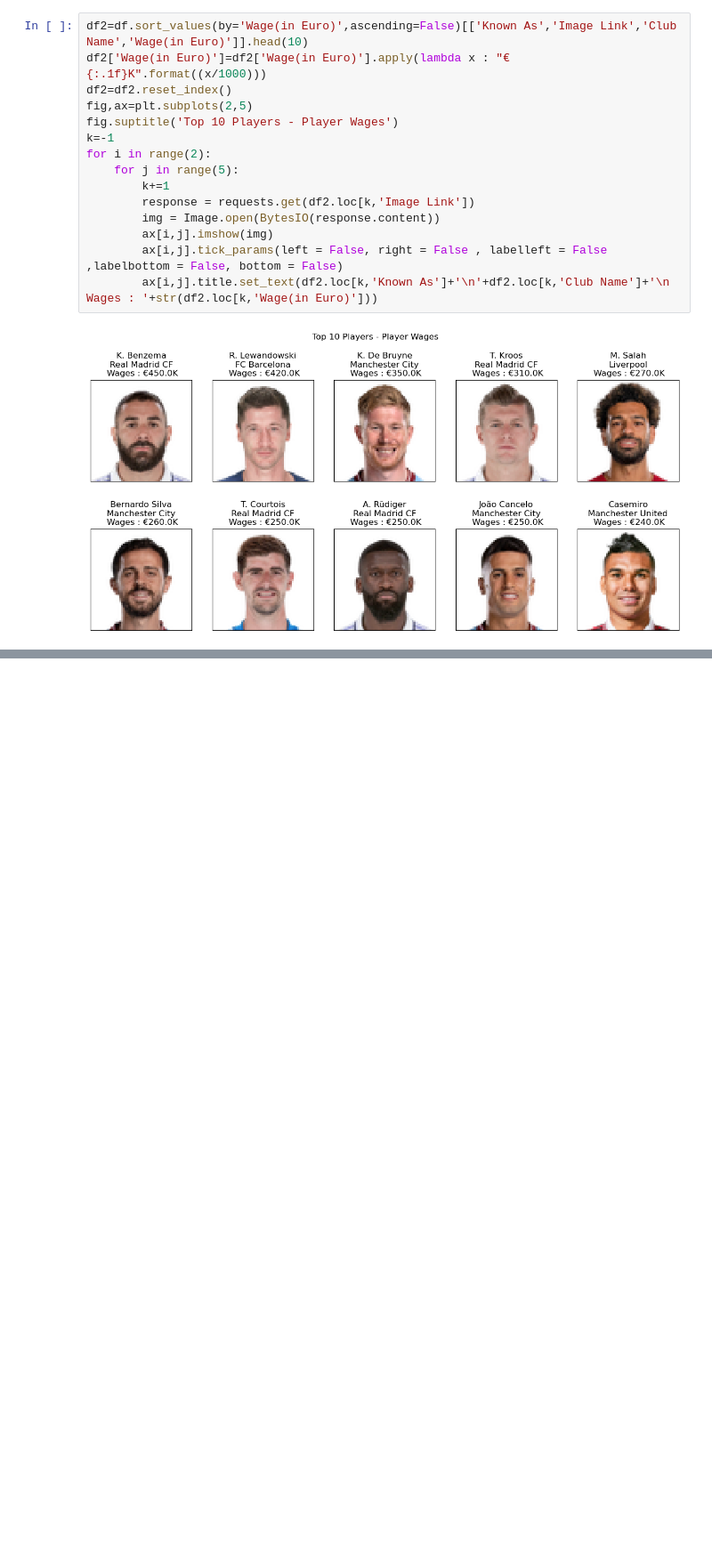
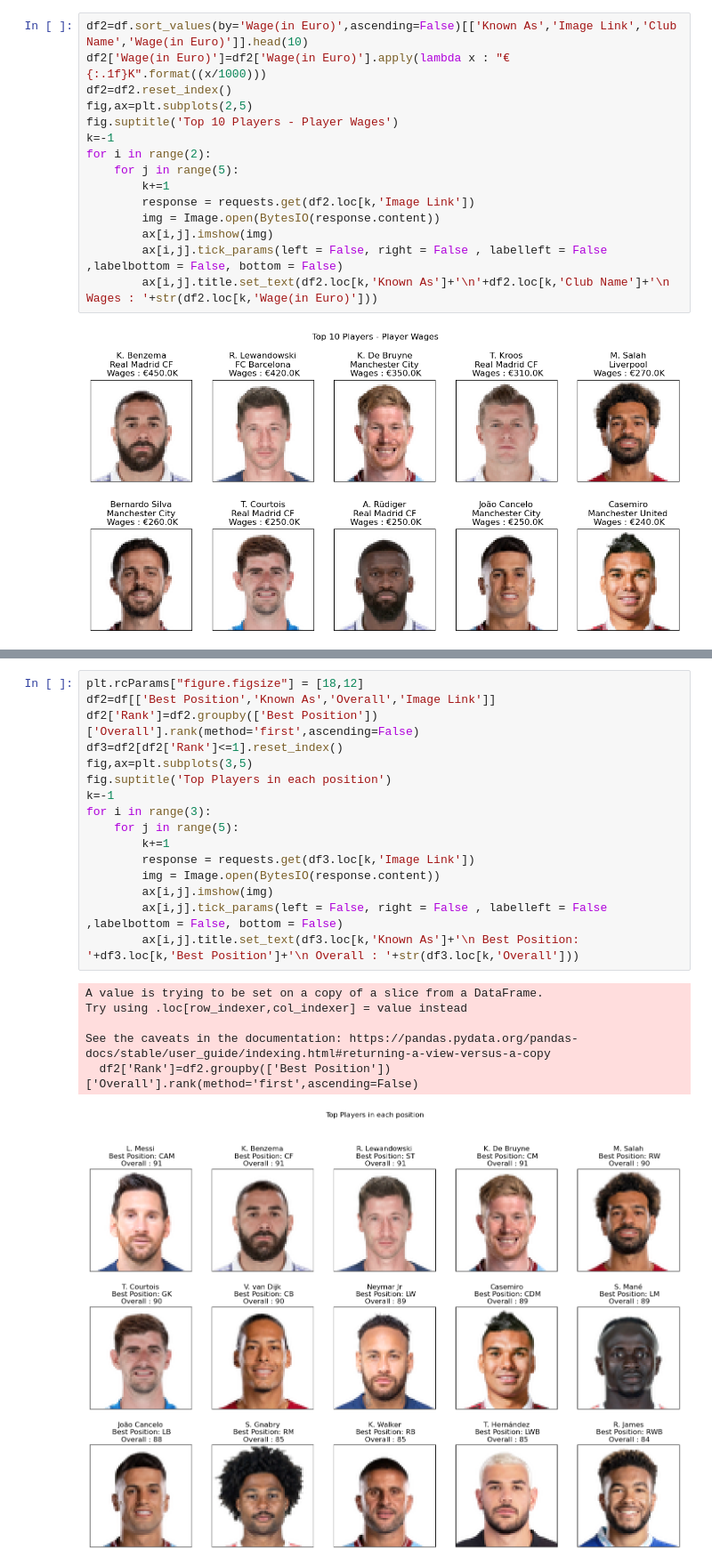
Before and after one commit to Arjun-mudumbi/Fifa23PlayerAnalysis, a Jupyter notebook: Analysis.ipynb, the cells around one changed output, grey strips where cells are left out. Shown at 89% size. Drawn from its saved outputs; the diff is of its cells as text; blank space fills up the shorter version.

```diff
--- a/Analysis.ipynb
+++ b/Analysis.ipynb
@@ -148,0 +293,23 @@ for i in range(2):
+# %%
+plt.rcParams["figure.figsize"] = [18,12]
+df2=df[['Best Position','Known As','Overall','Image Link']]
+df2['Rank']=df2.groupby(['Best Position'])['Overall'].rank(method='first',ascending=False)
+df3=df2[df2['Rank']<=1].reset_index()
+fig,ax=plt.subplots(3,5)
+fig.suptitle('Top Players in each position')
+k=-1
+for i in range(3):
+    for j in range(5):
+        k+=1
+        response = requests.get(df3.loc[k,'Image Link'])
+        img = Image.open(BytesIO(response.content))
+        ax[i,j].imshow(img)
+        ax[i,j].tick_params(left = False, right = False , labelleft = False ,labelbottom = False, bottom = False)
+        ax[i,j].title.set_text(df3.loc[k,'Known As']+'\n Best Position: '+df3.loc[k,'Best Position']+'\n Overall : '+str(df3.loc[k,'Overall']))
+# %% [output]
+A value is trying to be set on a copy of a slice from a DataFrame.
+Try using .loc[row_indexer,col_indexer] = value instead
+
+See the caveats in the documentation: https://pandas.pydata.org/pandas-docs/stable/user_guide/indexing.html#returning-a-view-versus-a-copy
+  df2['Rank']=df2.groupby(['Best Position'])['Overall'].rank(method='first',ascending=False)
+[figure, added]
```
Also changed, not shown: parts of 9 cells of this notebook.
